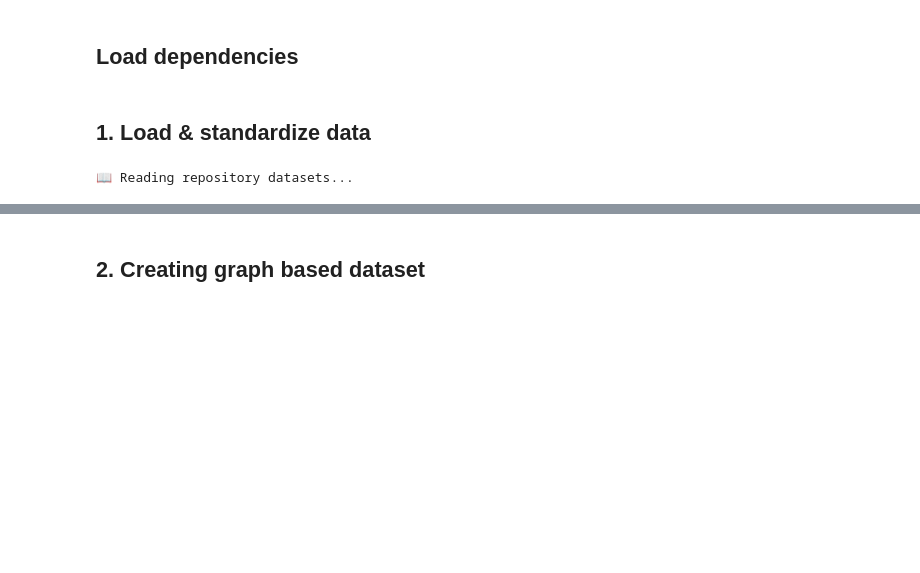
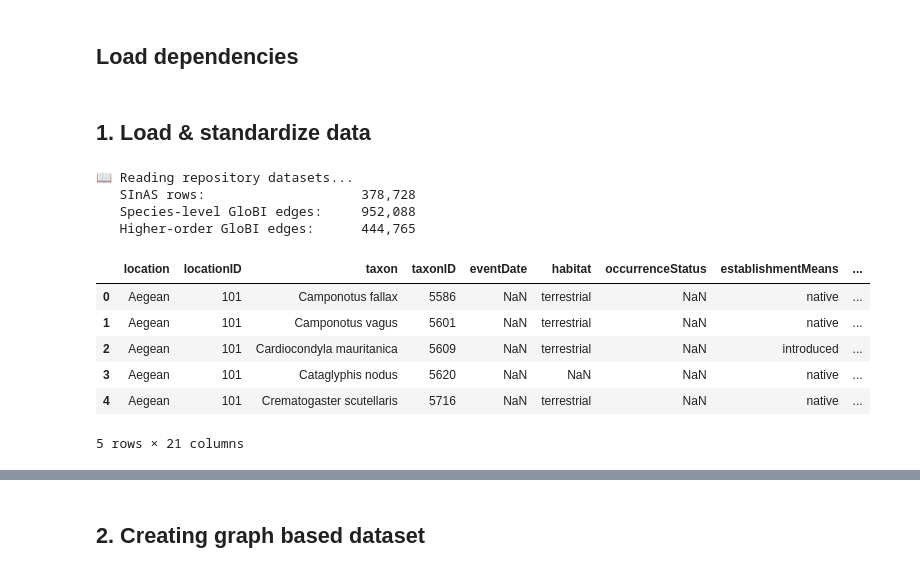
Before and after one commit to onestop-project/horizon-scanner, a Jupyter notebook: scripts/Graph_Neural_Network.ipynb, the cells around one changed output, grey strips where cells are left out. Drawn from its saved outputs; the diff is of its cells as text; code cells hidden in the pictures; blank space fills up the shorter version.

```diff
--- a/scripts/Graph_Neural_Network.ipynb
+++ b/scripts/Graph_Neural_Network.ipynb
@@ -23,21 +24,39 @@ import matplotlib.pyplot as plt
 # %%
 # ==============================================================================
 # 1. DATA LOADING AND STANDARDIZATION
 # ==============================================================================
-repo_root = Path.cwd().parent
-sinas_path = repo_root / 'data' / 'sinas_matched_species.csv'
-network_path = repo_root / 'data' / 'matched_globi_network.csv'
-country_col = 'location'
+repo_root         = Path.cwd().parent
+sinas_path        = repo_root / 'data' / 'sinas_matched_species.csv'
+network_path      = repo_root / 'data' / 'matched_globi_network.csv'
+higher_order_path = repo_root / 'data' / 'matched_globi_network_higher_order.csv'
+country_col       = 'location'
 
 print("📖 Reading repository datasets...")
-df_sinas = pd.read_csv(sinas_path)
-df_net = pd.read_csv(network_path)
+df_sinas  = pd.read_csv(sinas_path)
+df_net    = pd.read_csv(network_path)
+df_higher = pd.read_csv(higher_order_path)
+
+print(f"   SInAS rows:                    {len(df_sinas):,}")
+print(f"   Species-level GloBI edges:     {len(df_net):,}")
+print(f"   Higher-order GloBI edges:      {len(df_higher):,}")
 
 # Ensure ID formatting
 df_sinas = df_sinas.dropna(subset=['gbif_id']).copy()
 df_sinas['gbif_id'] = df_sinas['gbif_id'].astype(int)
 
 df_sinas['is_native'] = df_sinas['establishmentMeans'].fillna('').str.lower().str.contains('native')
 df_sinas['is_alien']  = df_sinas['establishmentMeans'].fillna('').str.lower().str.contains('introduced|invasive|naturalised|alien')
+
+df_sinas.head(5)
 # %% [output]
 📖 Reading repository datasets...
+   SInAS rows:                    378,728
+   Species-level GloBI edges:     952,088
+   Higher-order GloBI edges:      444,765
+|  | location | locationID | taxon | taxonID | eventDate | habitat | occurrenceStatus | establishmentMeans | ... |
+| 0 | Aegean | 101 | Camponotus fallax | 5586 | NaN | terrestrial | NaN | native | ... |
+| 1 | Aegean | 101 | Camponotus vagus | 5601 | NaN | terrestrial | NaN | native | ... |
+| 2 | Aegean | 101 | Cardiocondyla mauritanica | 5609 | NaN | terrestrial | NaN | introduced | ... |
+| 3 | Aegean | 101 | Cataglyphis nodus | 5620 | NaN | NaN | NaN | native | ... |
+| 4 | Aegean | 101 | Crematogaster scutellaris | 5716 | NaN | terrestrial | NaN | native | ... |
+5 rows × 21 columns
```
Also changed, not shown: parts of 17 cells of this notebook, 1 other file.
